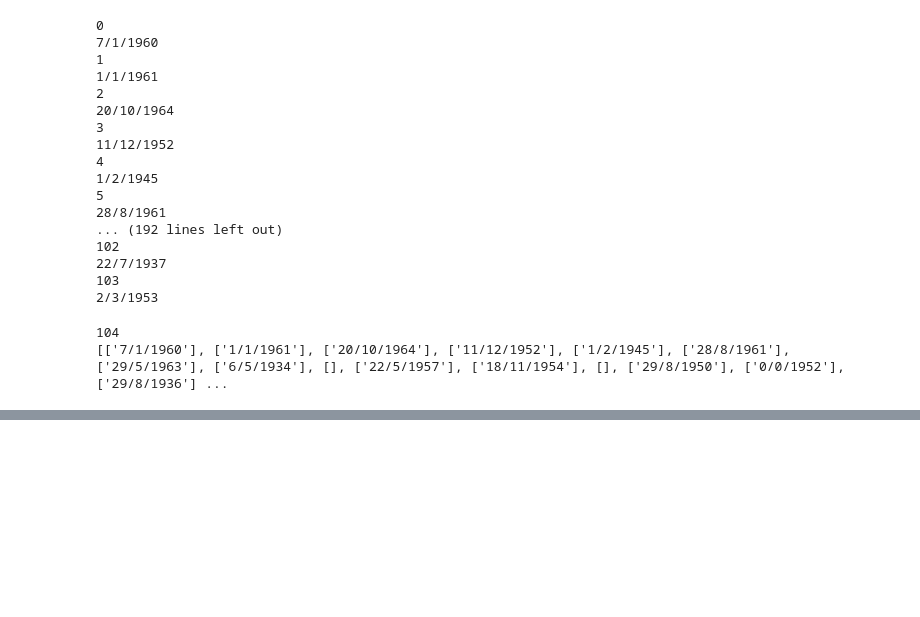
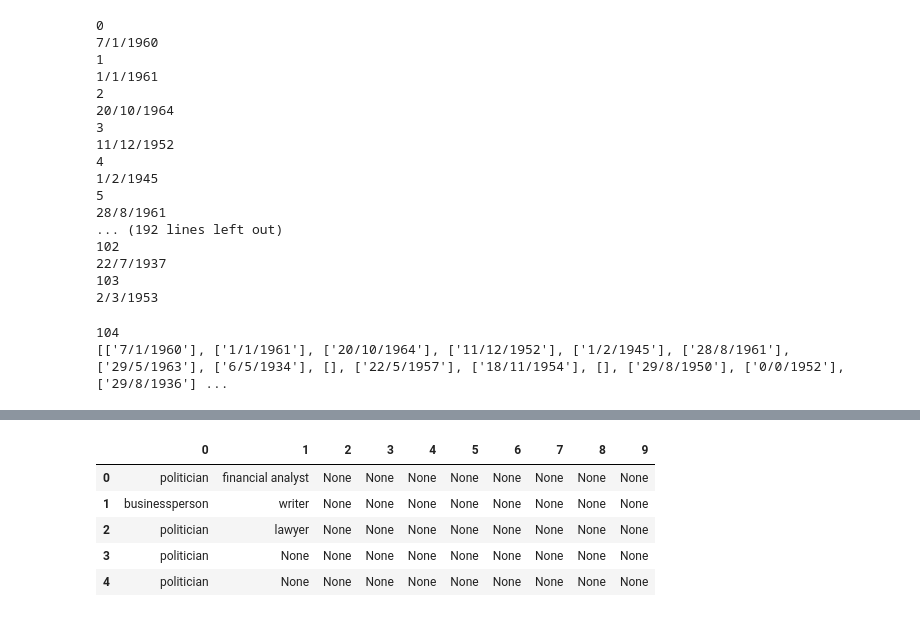
Before and after one commit to ChiruGit/Capstone, a Jupyter notebook: WikiData_Automated.ipynb, the cells around one changed output, grey strips where cells are left out. Saved outputs shown, nothing was run; the diff lists cells and outputs as text; code cells hidden in the pictures; blank space fills up the shorter version.

Commit message:
Occupation Excel added

```diff
--- a/WikiData_Automated.ipynb
+++ b/WikiData_Automated.ipynb
@@ -428,0 +446,11 @@ wikidata_senators
+# %%
+#P69 is the code for "Occupation" field
+clm_list = []
+for i in range(0,len(item)):
+    try:
+        clm_list.append(clm_dict[i]['P106'])
+    except KeyError:
+        print("Key error for P106", i)
+        clm_list.append("NA")
+
+print(len(clm_list))
@@ -428,0 +495,21 @@ wikidata_senators
+# %%
+repo = site.data_repository()
+clm_list_values = []
+item_labels = []
+for i in range(0,len(item)):
+    clm_list_values.append([])
+    item_labels.append([])
+    for clm in clm_list[i]:
+
+        if isinstance(clm, str) == True:
+            print("This item has no claim due to missing education field")
+        else:
+            clm_trgt = clm.getTarget()
+            clm_list_values[i].append(clm_trgt)
+            itemp = pywikibot.ItemPage(repo, clm_trgt.title())
+            item_dictp = itemp.get()
+            item_labels[i].append(itemp.labels['en'])
+            print(i)
+            print(clm_trgt)
+            print(item_labels[i])
+        #j= j+1
@@ -428,0 +542,10 @@ wikidata_senators
+# %%
+occupation_df = pd.DataFrame(item_labels)
+occupation_df.head()
+# %% [output]
+|  | 0 | 1 | 2 | 3 | 4 | 5 | 6 | 7 | 8 | 9 |
+| 0 | politician | financial analyst | None | None | None | None | None | None | None | None |
+| 1 | businessperson | writer | None | None | None | None | None | None | None | None |
+| 2 | politician | lawyer | None | None | None | None | None | None | None | None |
+| 3 | politician | None | None | None | None | None | None | None | None | None |
+| 4 | politician | None | None | None | None | None | None | None | None | None |
```
Also changed, not shown: parts of 12 cells of this notebook, 2 other files.
